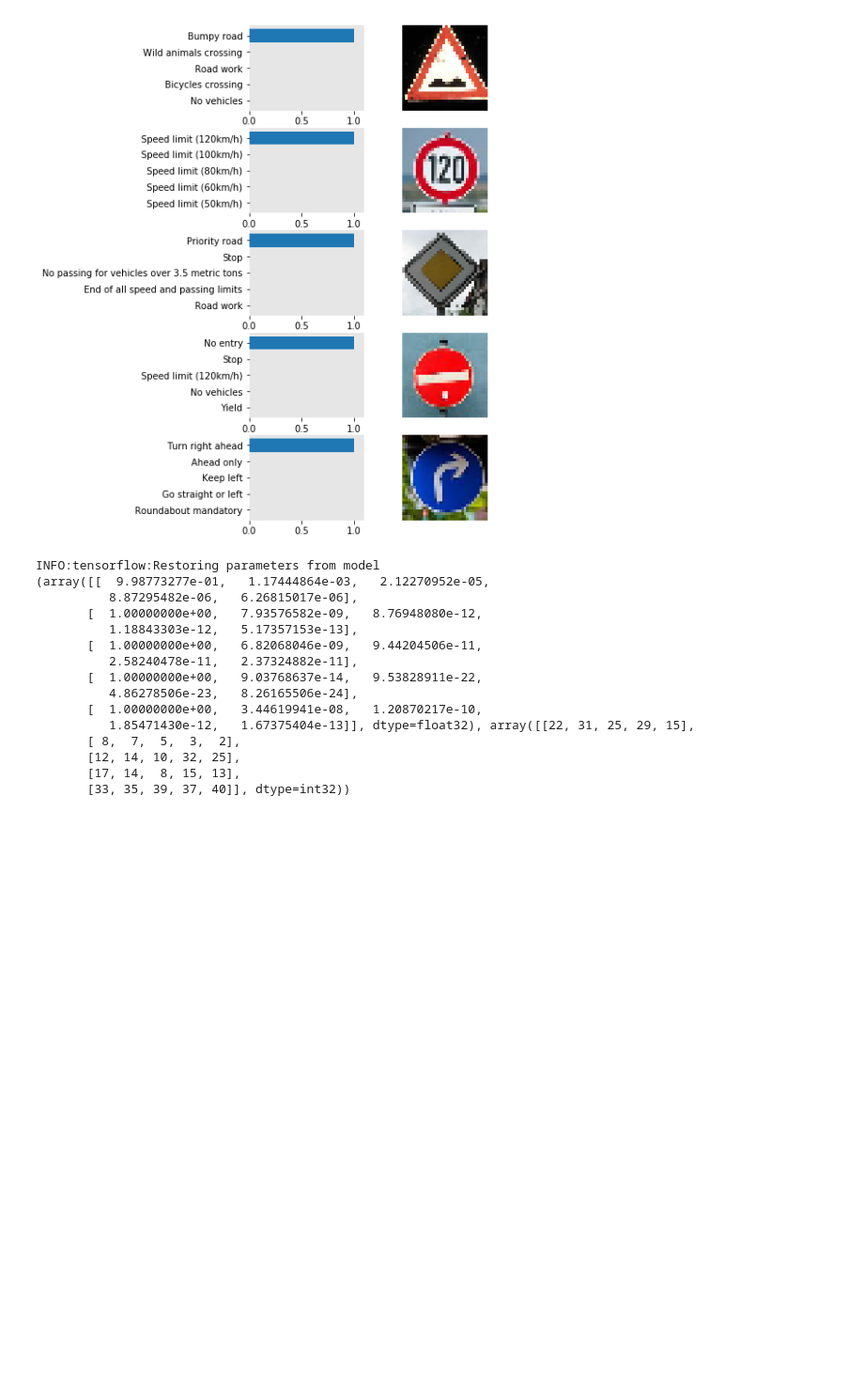
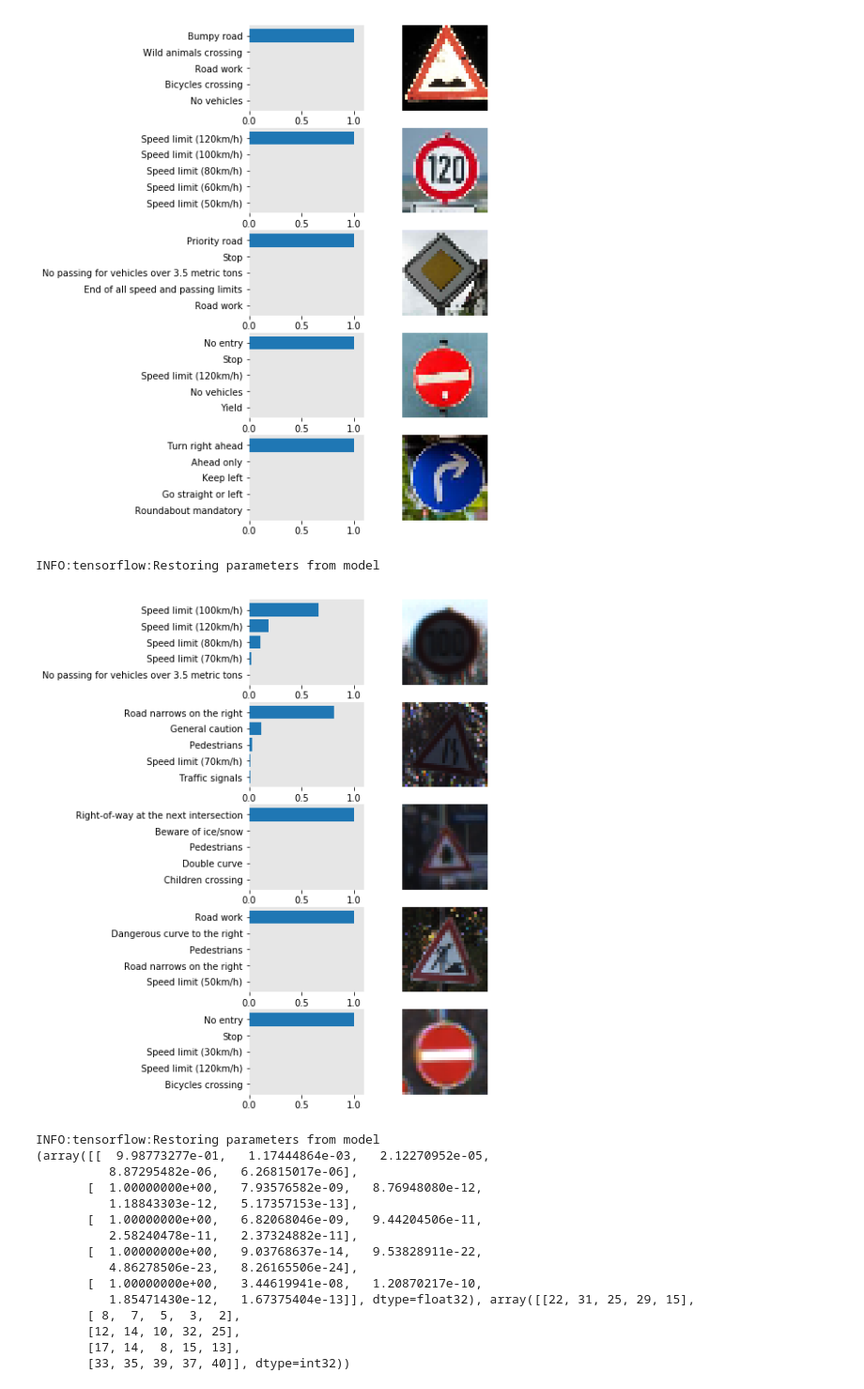
Before and after one commit to undo76/CarND-Traffic-Sign-Classifier-Project, a Jupyter notebook: Traffic_Sign_Classifier.ipynb, the cells around one changed output. Shown at 94% size. Cells and saved outputs as stored; diff of their text form; code cells hidden in the pictures; blank space fills up the shorter version.

```diff
--- a/Traffic_Sign_Classifier.ipynb
+++ b/Traffic_Sign_Classifier.ipynb
@@ -628,6 +626,13 @@ plt.savefig('./imgs/fig-8.jpg')
 # %% [output]
 INFO:tensorflow:Restoring parameters from model
 [figure]
+# %%
+plt.figure(figsize=(5,10))
+plot_predictions(X_test[150:155])
+plt.savefig('./imgs/fig-9.jpg', bbox_inches='tight')
+# %% [output]
+INFO:tensorflow:Restoring parameters from model
+[figure, added]
 # %%
 ### Print out the top five softmax probabilities for the predictions on the German traffic sign images found on the web.
 ### Feel free to use as many code cells as needed.
```
Also changed, not shown: parts of 4 cells of this notebook, 4 other files.
